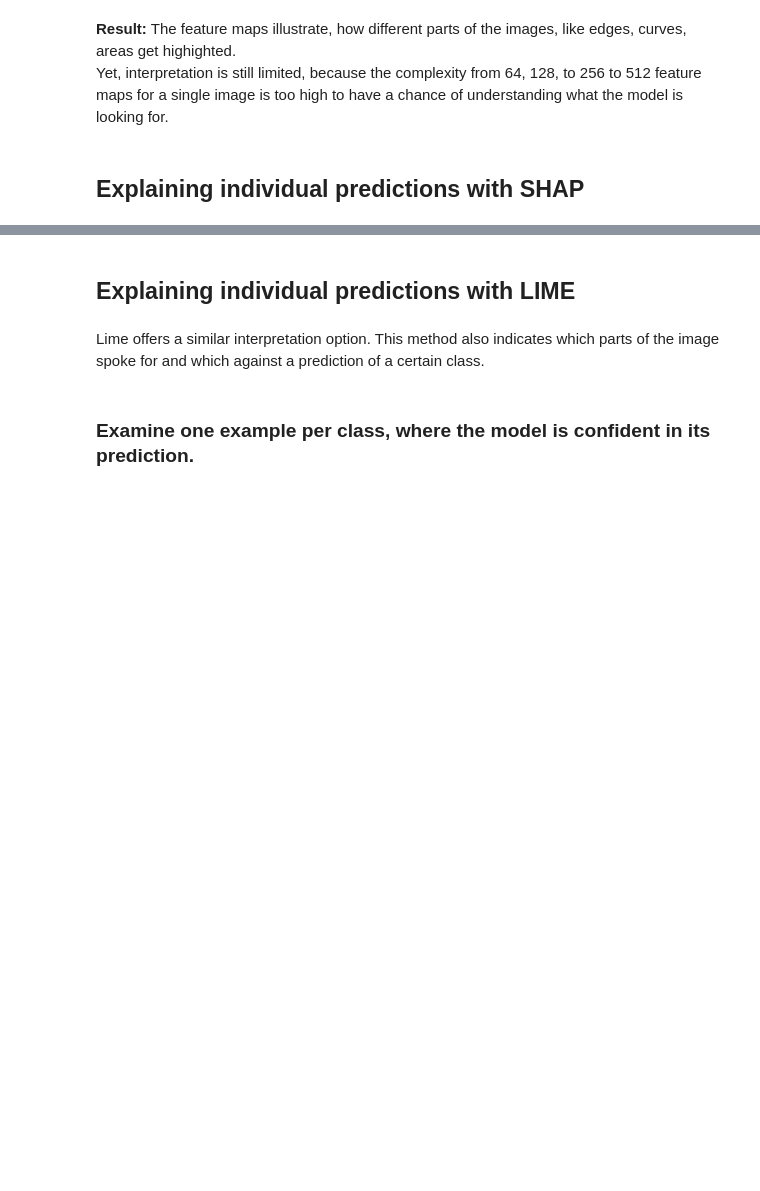
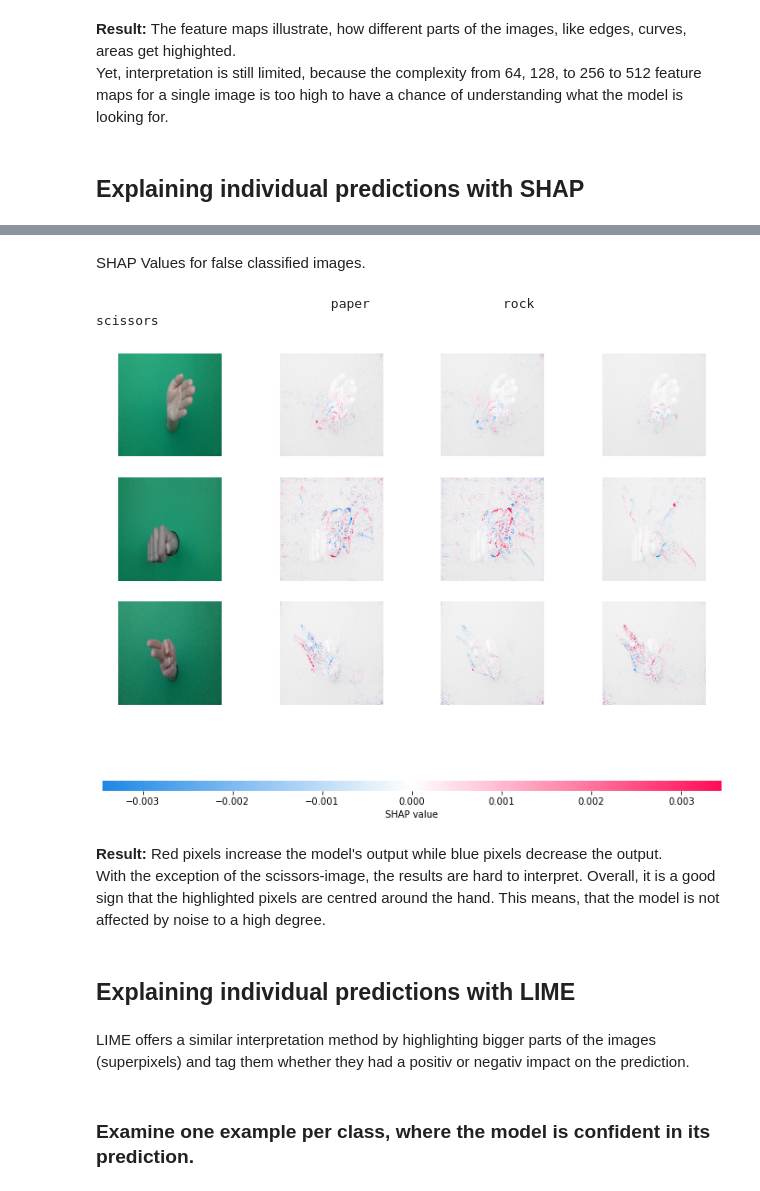
Before and after one commit to nielsschluesener/rock_paper_scissors, a Jupyter notebook: evaluation.ipynb, the cells around one changed output, grey strips where cells are left out. Saved outputs shown, nothing was run; the diff lists cells and outputs as text; code cells hidden in the pictures; blank space fills up the shorter version.

```diff
--- a/evaluation.ipynb
+++ b/evaluation.ipynb
@@ -395,3 +367,3 @@ import shap
 # %%
-background = [np.random.choice(X_test.shape[0], 150, replace=False)]
+background = X_test[np.random.choice(X_test.shape[0], 100, replace=False)]
 e = shap.DeepExplainer(model, background)
@@ -426,12 +405,20 @@ shap.image_plot(shap_values_trues, x_Test_one_true_per_class)
+# %% [markdown]
+SHAP Values for false classified images.
 # %%
 shap_values_falses = e.shap_values(x_Test_one_false_per_class, check_additivity=False)
 # %%
-print('                                paper                 rock                 scissors')
-shap.image_plot(shap_values_trues, -x_Test_one_false_per_class)
+print('                              paper                 rock                 scissors')
+shap.image_plot(shap_values_trues, x_Test_one_false_per_class)
+# %% [output]
+                              paper                 rock                 scissors
+[figure, added]
+# %% [markdown]
+**Result:** Red pixels increase the model's output while blue pixels decrease the output. <br>
+With the exception of the scissors-image, the results are hard to interpret. Overall, it is a good sign that the highlighted pixels are centred around the hand. This means, that the model is not affected by noise to a high degree. <br>
 # %% [markdown]
 ## Explaining individual predictions with LIME
-# %% [markdown]
-Lime offers a similar interpretation option. This method also indicates which parts of the image spoke for and which against a prediction of a certain class.
+# %% [markdown]
+LIME offers a similar interpretation method by highlighting bigger parts of the images (superpixels) and tag them whether they had a positiv or negativ impact on the prediction.
 # %%
 explainer = lime_image.LimeImageExplainer(random_state=1)
 # %%
```
Also changed, not shown: parts of 10 cells of this notebook.
